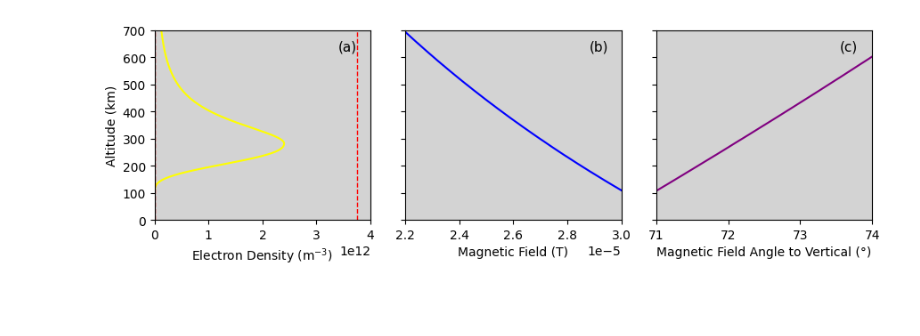
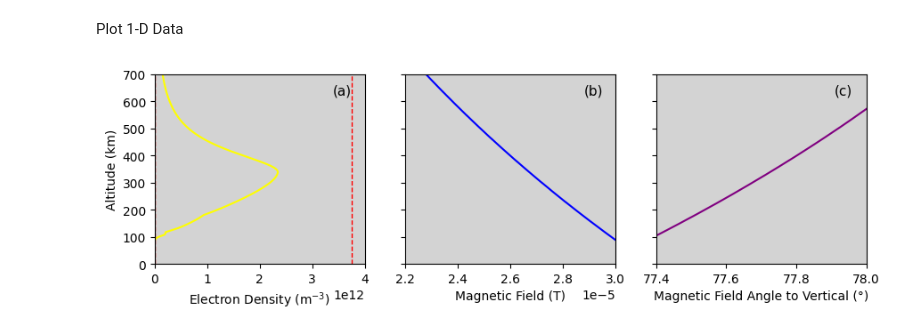
Before and after one commit to victoriyaforsythe/PyRayHF, a Jupyter notebook: docs/tutorials/Example_Generate_Input_Arrays.ipynb, the cells around one changed output. Cells and saved outputs as stored; diff of their text form; code cells hidden in the pictures; blank space fills up the shorter version.

```diff
--- a/docs/tutorials/Example_Generate_Input_Arrays.ipynb
+++ b/docs/tutorials/Example_Generate_Input_Arrays.ipynb
@@ -33,6 +110,13 @@ aalt = np.arange(80., 700., 1.)
 # %%
+# Define geographic location (longitude, latitude in degrees)
+lon = -150
+lat = 4.5
+
+# Create an array of altitudes (km)
+aalt = np.arange(80., 700., 1.)
+
 # Save to file
-save_path = './Example_Input_Night.p'
+save_path = './Example_Input_Day.p'
 
 # Generate 1D Data
 input_example = PyRayHF.library.generate_input_1D(year, month, day, UT, lat, lon, aalt, F107, save_path=save_path, f_min=0.1, f_max=17.5, df=0.1)
@@ -61,3 +123,5 @@ out_data : dict
+# %% [markdown]
+Plot 1-D Data
 # %%
 # Plot the input arrays
 fig, ax = plt.subplots(1, 3, sharey=True)
@@ -75,33 +139,33 @@ ax_plot.plot(input_example['den'], input_example['alt'], c='yellow',
              label='EDP')
 min_d = PyRayHF.library.freq2den(np.min(input_example['freq']) * 1e6)
 max_d = PyRayHF.library.freq2den(np.max(input_example['freq']) * 1e6)
 ax_plot.axvline(x=min_d, color='r', linestyle='--', linewidth=1, label='Instrument Freq Range')
 ax_plot.axvline(x=max_d, color='r', linestyle='--', linewidth=1)
 ax_plot.text(0.85, 0.95, '(a)', transform=ax_plot.transAxes, fontsize=11, ha='left', va='top', c='black')
 
 
 # Plot magnetic field magnitude
 ax_plot = ax[1]
 ax_plot.set_ylim([0, 600])
 ax_plot.set_xlim([2.2e-5, 3e-5])
 ax_plot.set_facecolor("lightgray")
 ax_plot.set_xlabel('Magnetic Field (T)')
 ax_plot.plot(input_example['bmag'], input_example['alt'], c='blue',
              label='B')
 ax_plot.text(0.85, 0.95, '(b)', transform=ax_plot.transAxes, fontsize=11, ha='left', va='top', c='black')
 
 
 # Plot angle between magnetic field and vertical
 ax_plot = ax[2]
 ax_plot.set_ylim([0, 700])
-ax_plot.set_xlim([71, 74])
+ax_plot.set_xlim([77.4, 78.0])
 ax_plot.set_facecolor("lightgray")
 ax_plot.set_xlabel('Magnetic Field Angle to Vertical (°)')
 ax_plot.plot(input_example['bpsi'], input_example['alt'], c='purple',
              label='$\\Psi$')
 ax_plot.text(0.85, 0.95, '(c)', transform=ax_plot.transAxes, fontsize=11, ha='left', va='top', c='black')
 plt.tight_layout()
-plt.savefig('../figures/Input_Arrays.png', dpi=300, bbox_inches='tight', facecolor='white')
+plt.savefig('../figures/Input_Arrays_Day.png', dpi=300, bbox_inches='tight', facecolor='white')
 plt.show()
 # %% [output]
-[figure, old version]
+[figure, new version]
```
Also changed, not shown: parts of 11 cells of this notebook, 31 other files.
